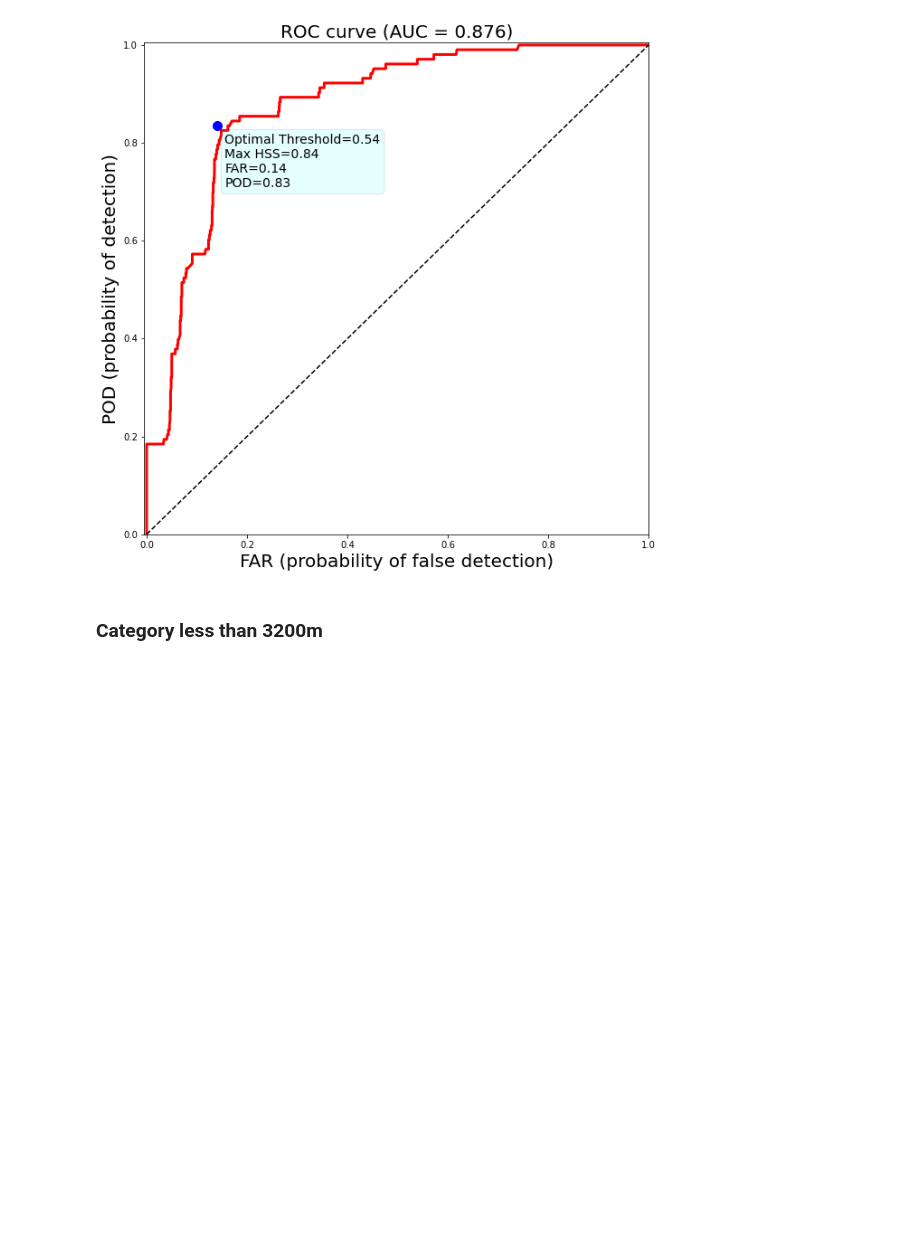
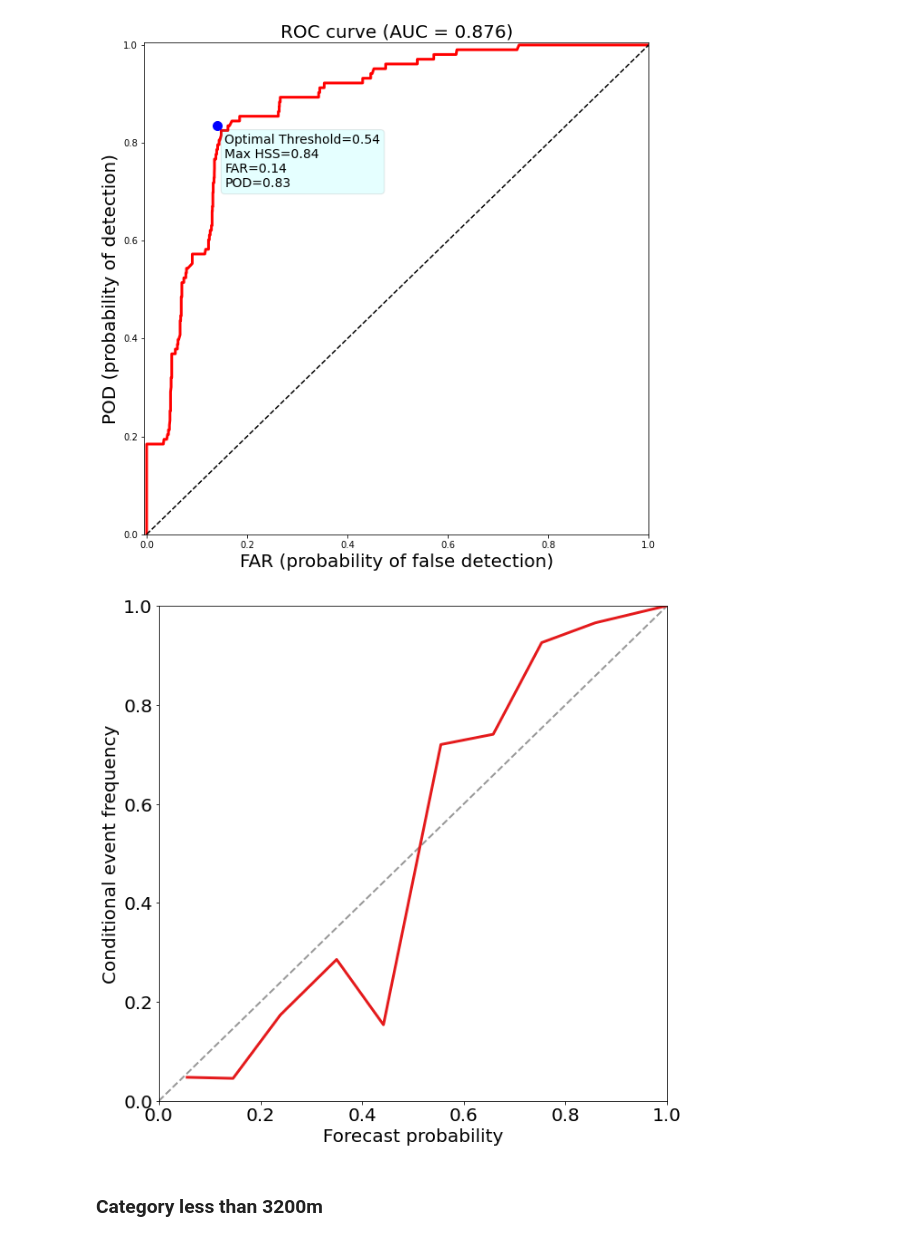
Before and after one commit to conrad-blucher-institute/FogNet, a Jupyter notebook: Evaluation/Evaluation.ipynb, the cells around one changed output. Cells and saved outputs as stored; diff of their text form; code cells hidden in the pictures; blank space fills up the shorter version.

```diff
--- a/Evaluation/Evaluation.ipynb
+++ b/Evaluation/Evaluation.ipynb
@@ -205,6 +217,11 @@ _ = cnn_evaluate.ROC_Curve_Plot(optimal_threshold_12_1600, TrAcc121600, Res12160
 # %% [output]
 <Figure size 720x720 with 0 Axes>
 [figure]
+# %%
+mean_forecast_probs, mean_event_frequencies, num_examples_by_bin = cnn_evaluate.plot_reliability_curve(
+    tr_12_1600_ytrue, tr_12_1600_ypred[:, 1], num_bins=10, axes_object=None)
+# %% [output]
+[figure, added]
 # %% [markdown]
 ### Category less than 3200m
 # %%
```
Also changed, not shown: parts of 13 cells of this notebook, 1 other file.
